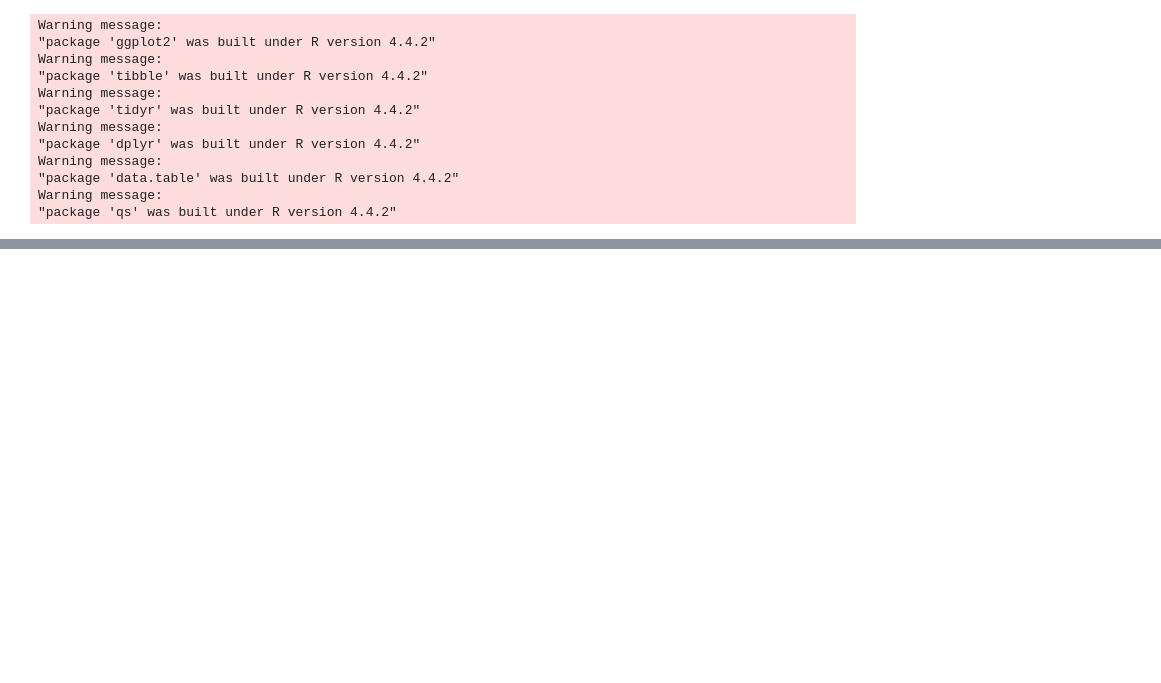
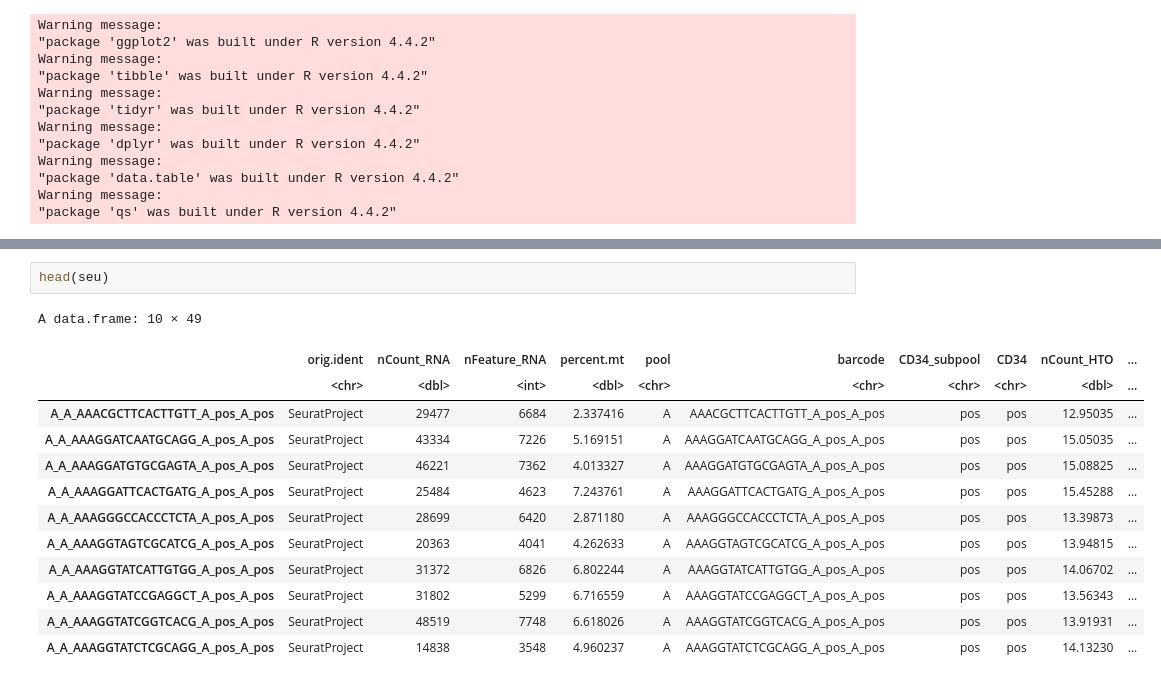
Before and after one commit to Tofulati/postTrans_cd34, a Jupyter notebook: postTrans_v2/starcat_analysis.ipynb, the cells around one changed output, grey strips where cells are left out. Cells and saved outputs as stored; diff of their text form; blank space fills up the shorter version.

```diff
--- a/postTrans_v2/starcat_analysis.ipynb
+++ b/postTrans_v2/starcat_analysis.ipynb
@@ -28,0 +53,16 @@ length(Features(seu))
+# %%
+head(seu)
+# %% [output]
+A data.frame: 10 × 49
+|  | orig.ident | nCount_RNA | nFeature_RNA | percent.mt | pool | barcode | CD34_subpool | CD34 | nCount_HTO | ... |
+|  | <chr> | <dbl> | <int> | <dbl> | <chr> | <chr> | <chr> | <chr> | <dbl> | ... |
+| A_A_AAACGCTTCACTTGTT_A_pos_A_pos | SeuratProject | 29477 | 6684 | 2.337416 | A | AAACGCTTCACTTGTT_A_pos_A_pos | pos | pos | 12.95035 | ... |
+| A_A_AAAGGATCAATGCAGG_A_pos_A_pos | SeuratProject | 43334 | 7226 | 5.169151 | A | AAAGGATCAATGCAGG_A_pos_A_pos | pos | pos | 15.05035 | ... |
+| A_A_AAAGGATGTGCGAGTA_A_pos_A_pos | SeuratProject | 46221 | 7362 | 4.013327 | A | AAAGGATGTGCGAGTA_A_pos_A_pos | pos | pos | 15.08825 | ... |
+| A_A_AAAGGATTCACTGATG_A_pos_A_pos | SeuratProject | 25484 | 4623 | 7.243761 | A | AAAGGATTCACTGATG_A_pos_A_pos | pos | pos | 15.45288 | ... |
+| A_A_AAAGGGCCACCCTCTA_A_pos_A_pos | SeuratProject | 28699 | 6420 | 2.871180 | A | AAAGGGCCACCCTCTA_A_pos_A_pos | pos | pos | 13.39873 | ... |
+| A_A_AAAGGTAGTCGCATCG_A_pos_A_pos | SeuratProject | 20363 | 4041 | 4.262633 | A | AAAGGTAGTCGCATCG_A_pos_A_pos | pos | pos | 13.94815 | ... |
+| A_A_AAAGGTATCATTGTGG_A_pos_A_pos | SeuratProject | 31372 | 6826 | 6.802244 | A | AAAGGTATCATTGTGG_A_pos_A_pos | pos | pos | 14.06702 | ... |
+| A_A_AAAGGTATCCGAGGCT_A_pos_A_pos | SeuratProject | 31802 | 5299 | 6.716559 | A | AAAGGTATCCGAGGCT_A_pos_A_pos | pos | pos | 13.56343 | ... |
+| A_A_AAAGGTATCGGTCACG_A_pos_A_pos | SeuratProject | 48519 | 7748 | 6.618026 | A | AAAGGTATCGGTCACG_A_pos_A_pos | pos | pos | 13.91931 | ... |
+| A_A_AAAGGTATCTCGCAGG_A_pos_A_pos | SeuratProject | 14838 | 3548 | 4.960237 | A | AAAGGTATCTCGCAGG_A_pos_A_pos | pos | pos | 14.13230 | ... |
```
Also changed, not shown: parts of 78 cells of this notebook, 2 other files.
